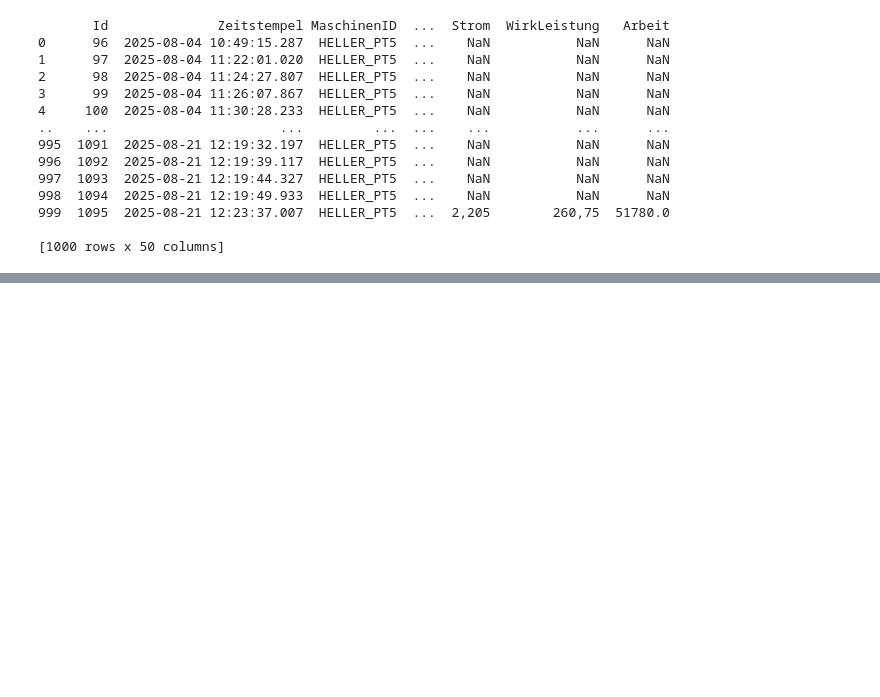
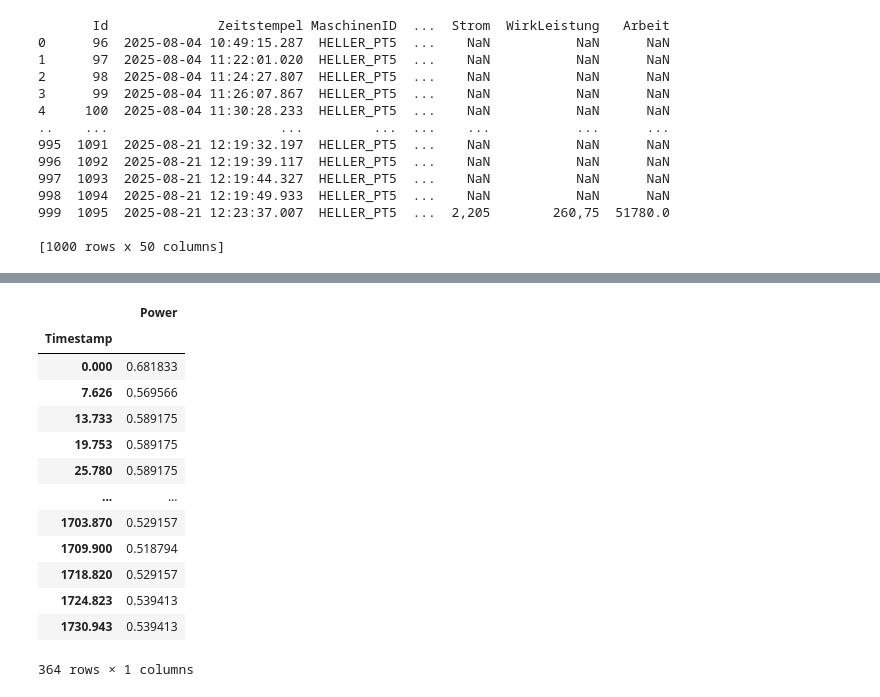
Before and after one commit to PAS-IGH/BachelorThesis, a Jupyter notebook: OutlierDetector.ipynb, the cells around one changed output, grey strips where cells are left out. Drawn from its saved outputs; the diff is of its cells as text; code cells hidden in the pictures; blank space fills up the shorter version.

```diff
--- a/OutlierDetector.ipynb
+++ b/OutlierDetector.ipynb
@@ -70,5 +84,22 @@ Timestamp
 # %%
 #transformation
+testData_01_power_df["Power"] = np.log(testData_01_power_df["Power"])
+display(testData_01_power_df)
+# %% [output]
+|  | Power |
+| Timestamp |  |
+| 0.000 | 0.681833 |
+| 7.626 | 0.569566 |
+| 13.733 | 0.589175 |
+| 19.753 | 0.589175 |
+| 25.780 | 0.589175 |
+| ... | ... |
+| 1703.870 | 0.529157 |
+| 1709.900 | 0.518794 |
+| 1718.820 | 0.529157 |
+| 1724.823 | 0.539413 |
+| 1730.943 | 0.539413 |
+364 rows × 1 columns
 # %%
 # first step stl
 testData_01_power_df = testData_01_power_df.sort_index() #does that even make sense? It did although I assumed data was ordered in the csv file
```
Also changed, not shown: parts of 4 cells of this notebook.
